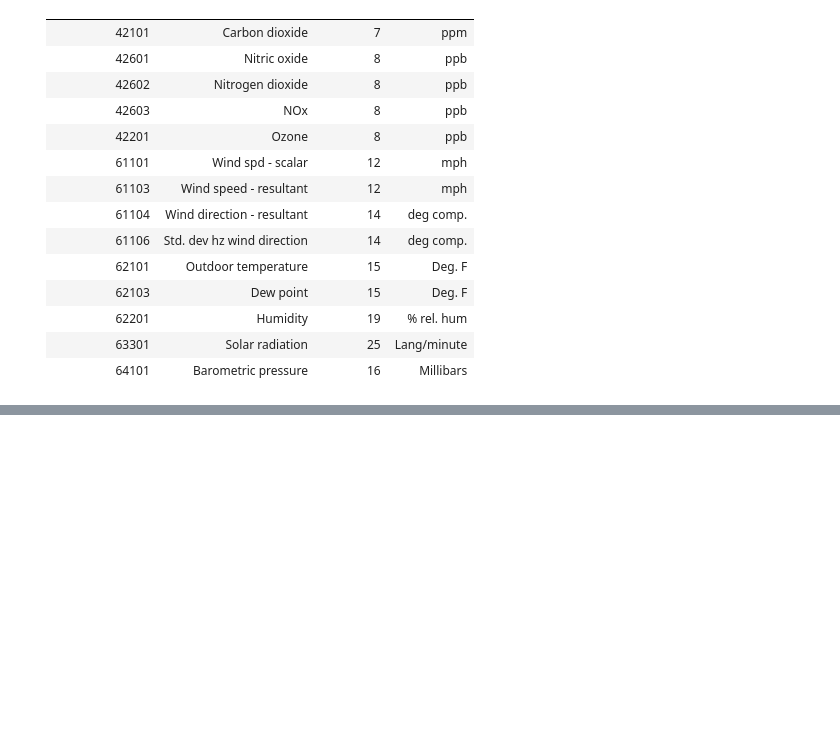
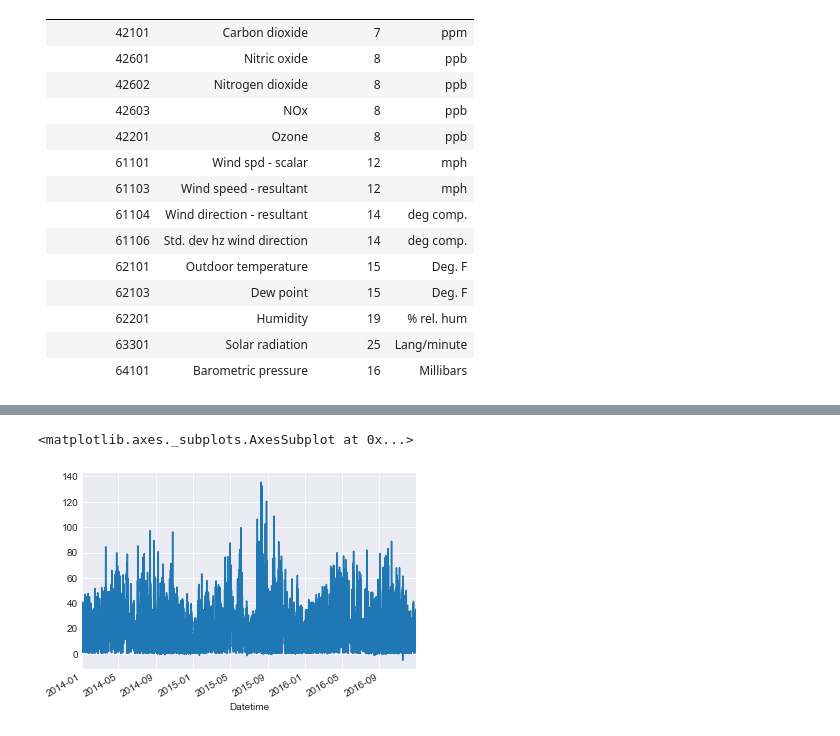
Before and after one commit to phuston/aq_houston, a Jupyter notebook: data_exploration/data_exploration.ipynb, the cells around one changed output, grey strips where cells are left out. Saved outputs shown, nothing was run; the diff lists cells and outputs as text; code cells hidden in the pictures; blank space fills up the shorter version.

```diff
--- a/data_exploration/data_exploration.ipynb
+++ b/data_exploration/data_exploration.ipynb
@@ -14,6 +14,12 @@ This notebook presents an initial exploration into the EPA air monitoring data f
 
 import numpy as np
 import pandas as pd
+from matplotlib import pyplot as plt
+import seaborn as sns
+
+import warnings; warnings.simplefilter('ignore')
+
+sns.set_style("darkgrid")
 # %%
 !ls ../data
 # %% [output]
@@ -53,0 +39,2 @@ gb['Unit Cd'].describe()
+# %%
+df1.set_index('Datetime').head()
@@ -70,3 +65,25 @@ gb['Unit Cd'].describe()
 | 62201          | Humidity                   | 19        | % rel. hum  |
 | 63301          | Solar radiation            | 25        | Lang/minute |
 | 64101          | Barometric pressure        | 16        | Millibars   |
+# %%
+parameter_map = {
+    42101: 'carbon_dioxide',
+    42601: 'nitric_oxide',
+    42602: 'nitrogen_dioxide',
+    42603: 'nox',
+    44201: 'ozone',
+    61101: 'wind_spd_scalar',
+    61103: 'wind_spd_resultant',
+    61104: 'wind_dir_resultant',
+    61106: 'std_dev_wind_dir',
+    62101: 'outdoor_tmp',
+    62103: 'dew_point',
+    62201: 'humidity',
+    63301: 'solar_radiation',
+    64101: 'barometric_pressure'
+}
+
+all_dataframes = {}
+
+for parameter_code, parameter_name in parameter_map.iteritems():
+    all_dataframes[parameter_name] = df1.loc[df1['Parameter Cd'] == parameter_code]
@@ -72,0 +102,5 @@ gb['Unit Cd'].describe()
+# %%
+all_dataframes['ozone'].Value.plot()
+# %% [output]
+<matplotlib.axes._subplots.AxesSubplot at 0x...>
+[figure, added]
```
Also changed, not shown: parts of 18 cells of this notebook.
